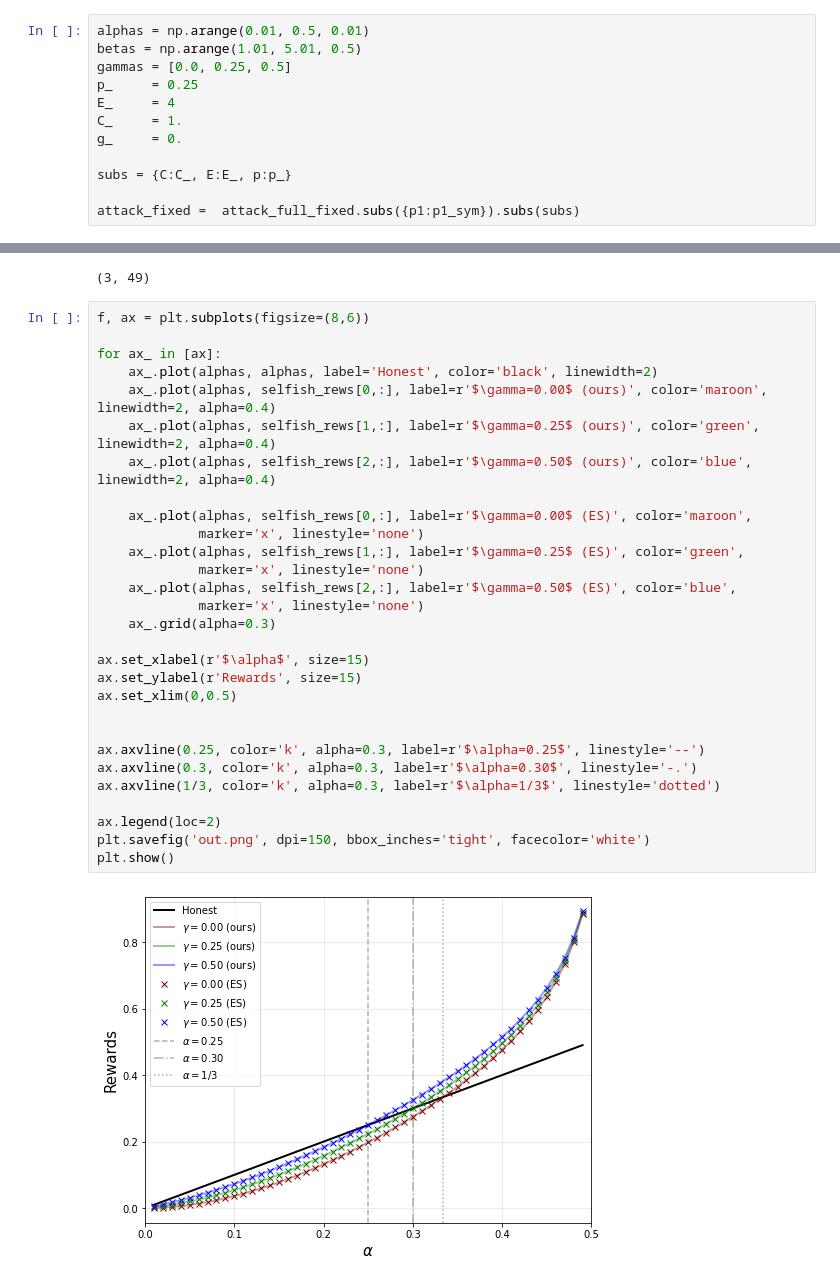
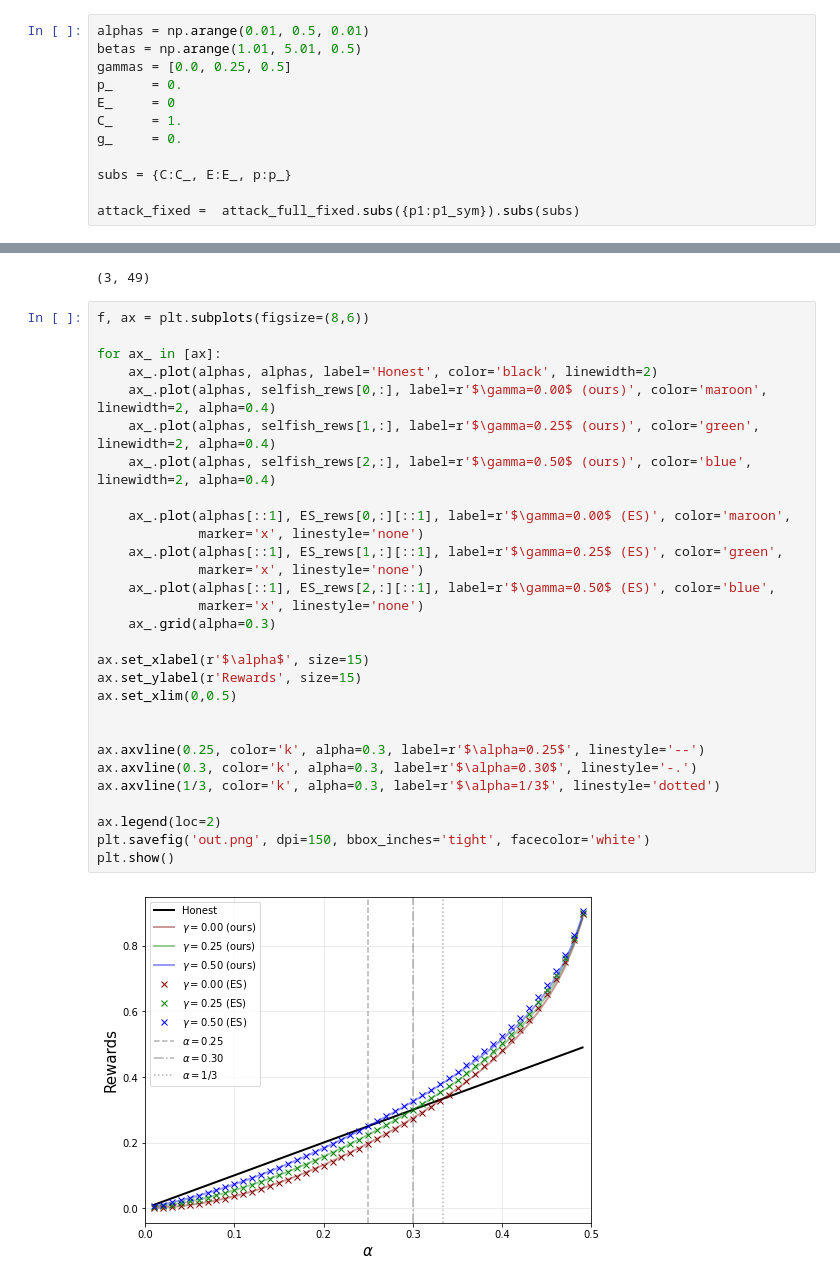
Before and after one commit to michaelneuder/opportunistic-mining, a Jupyter notebook: arxiv-figures.ipynb, the cells around one changed output, grey strips where cells are left out. Saved outputs shown, nothing was run; the diff lists cells and outputs as text.

```diff
--- a/arxiv-figures.ipynb
+++ b/arxiv-figures.ipynb
@@ -380,8 +380,8 @@ plt.show()
 alphas = np.arange(0.01, 0.5, 0.01)
 betas = np.arange(1.01, 5.01, 0.5)
 gammas = [0.0, 0.25, 0.5]
-p_     = 0.25
-E_     = 4
+p_     = 0.
+E_     = 0
 C_     = 1.
 g_     = 0.
 
@@ -422,31 +422,31 @@ ES_rews.shape
 # %%
 f, ax = plt.subplots(figsize=(8,6))
 
 for ax_ in [ax]:
     ax_.plot(alphas, alphas, label='Honest', color='black', linewidth=2)
     ax_.plot(alphas, selfish_rews[0,:], label=r'$\gamma=0.00$ (ours)', color='maroon', linewidth=2, alpha=0.4)
     ax_.plot(alphas, selfish_rews[1,:], label=r'$\gamma=0.25$ (ours)', color='green', linewidth=2, alpha=0.4)
     ax_.plot(alphas, selfish_rews[2,:], label=r'$\gamma=0.50$ (ours)', color='blue', linewidth=2, alpha=0.4)
 
-    ax_.plot(alphas, selfish_rews[0,:], label=r'$\gamma=0.00$ (ES)', color='maroon',
+    ax_.plot(alphas[::1], ES_rews[0,:][::1], label=r'$\gamma=0.00$ (ES)', color='maroon',
              marker='x', linestyle='none')
-    ax_.plot(alphas, selfish_rews[1,:], label=r'$\gamma=0.25$ (ES)', color='green',
+    ax_.plot(alphas[::1], ES_rews[1,:][::1], label=r'$\gamma=0.25$ (ES)', color='green',
              marker='x', linestyle='none')
-    ax_.plot(alphas, selfish_rews[2,:], label=r'$\gamma=0.50$ (ES)', color='blue',
+    ax_.plot(alphas[::1], ES_rews[2,:][::1], label=r'$\gamma=0.50$ (ES)', color='blue',
              marker='x', linestyle='none')
     ax_.grid(alpha=0.3)
 
 ax.set_xlabel(r'$\alpha$', size=15)
 ax.set_ylabel(r'Rewards', size=15)
 ax.set_xlim(0,0.5)
 
 
 ax.axvline(0.25, color='k', alpha=0.3, label=r'$\alpha=0.25$', linestyle='--')
 ax.axvline(0.3, color='k', alpha=0.3, label=r'$\alpha=0.30$', linestyle='-.')
 ax.axvline(1/3, color='k', alpha=0.3, label=r'$\alpha=1/3$', linestyle='dotted')
 
 ax.legend(loc=2)
 plt.savefig('out.png', dpi=150, bbox_inches='tight', facecolor='white')
 plt.show()
 # %% [output]
-[figure, old version]
+[figure, new version]
```
Also changed, not shown: 5 other files.
